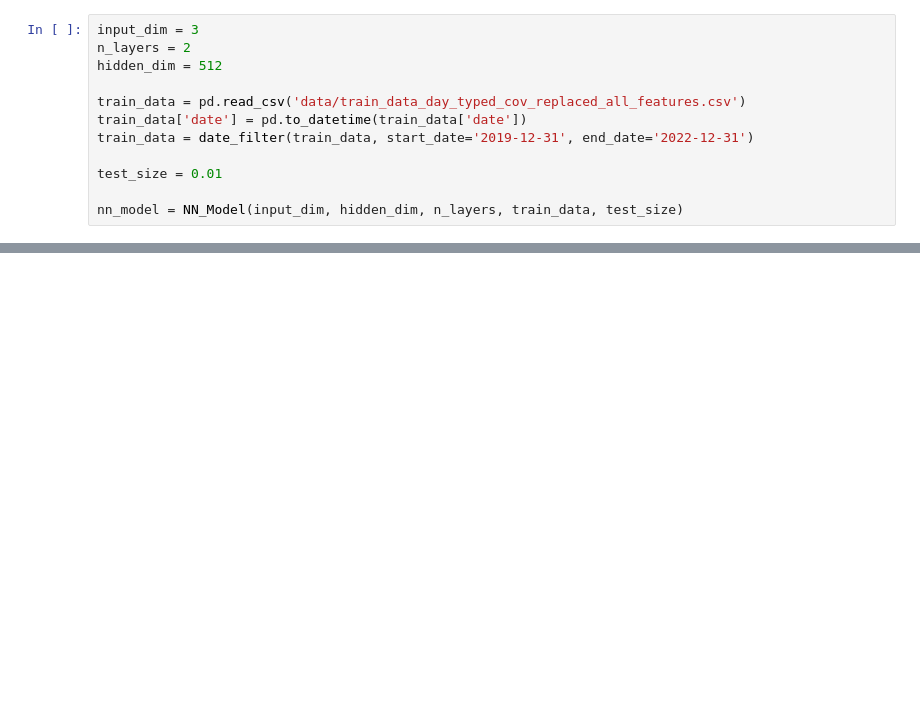
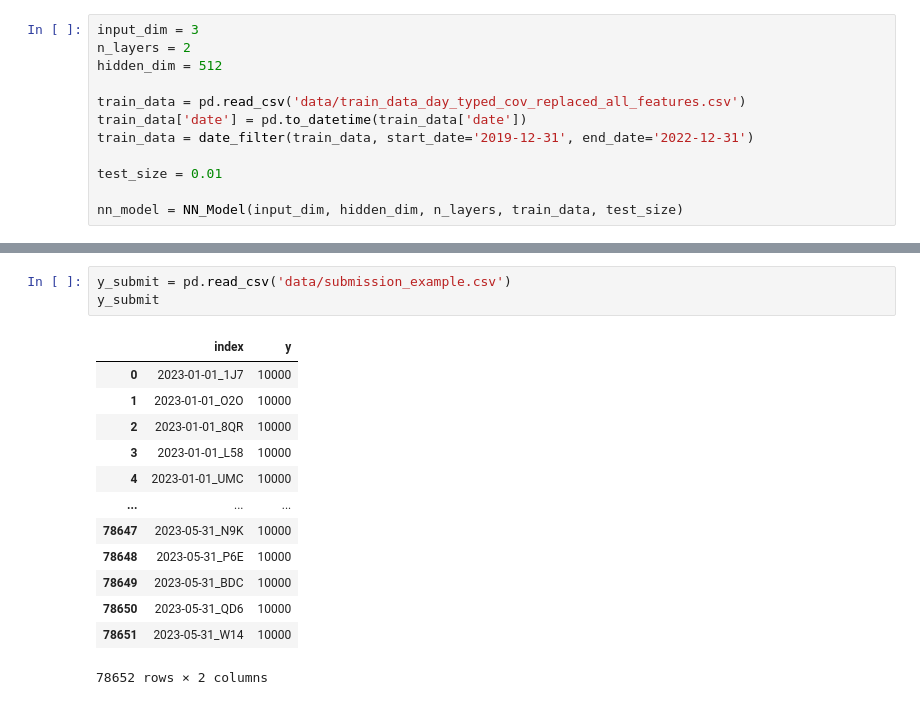
Before and after one commit to mathisemb/challenge_sncf_2024, a Jupyter notebook: MLP_model.ipynb, the cells around one changed output, grey strips where cells are left out. Cells and saved outputs as stored; diff of their text form; blank space fills up the shorter version.

Commit message:
MLP submission (107 mape) by mathis

```diff
--- a/MLP_model.ipynb
+++ b/MLP_model.ipynb
@@ -221,0 +189,17 @@ KeyboardInterrupt:
+# %%
+y_submit = pd.read_csv('data/submission_example.csv')
+y_submit
+# %% [output]
+|  | index | y |
+| 0 | 2023-01-01_1J7 | 10000 |
+| 1 | 2023-01-01_O2O | 10000 |
+| 2 | 2023-01-01_8QR | 10000 |
+| 3 | 2023-01-01_L58 | 10000 |
+| 4 | 2023-01-01_UMC | 10000 |
+| ... | ... | ... |
+| 78647 | 2023-05-31_N9K | 10000 |
+| 78648 | 2023-05-31_P6E | 10000 |
+| 78649 | 2023-05-31_BDC | 10000 |
+| 78650 | 2023-05-31_QD6 | 10000 |
+| 78651 | 2023-05-31_W14 | 10000 |
+78652 rows × 2 columns
```
Also changed, not shown: parts of 11 cells of this notebook, 2 other files.
